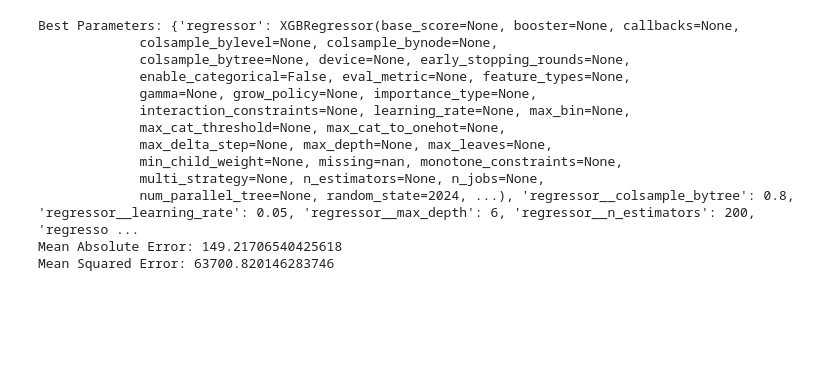
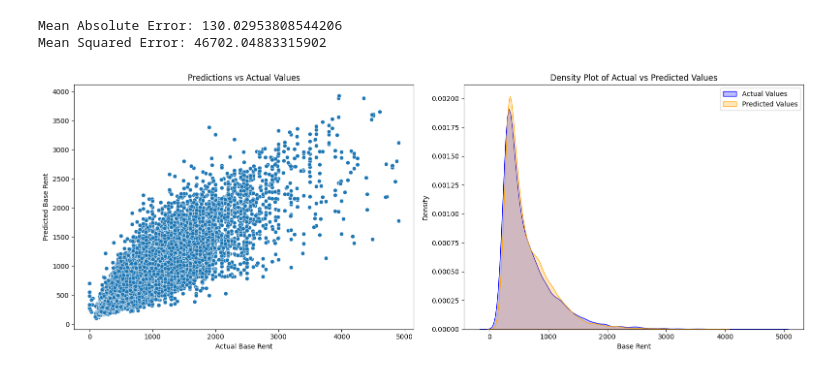
Before and after one commit to EricCpy/German_Foreclosure_Auction_Analysis, a Jupyter notebook: model.ipynb, the cells around one changed output. Drawn from its saved outputs; the diff is of its cells as text; code cells hidden in the pictures; blank space fills up the shorter version.

Commit message:
finish modelling and evaluation

```diff
--- a/model.ipynb
+++ b/model.ipynb
@@ -42,21 +22,27 @@ from xgboost import XGBRegressor
 # %%
+immo_df = pd.read_csv('data/immo_data.csv')
+max_flaeche = np.percentile(immo_df['livingSpace'], 99.9)
+
 zv_df = pd.read_csv('data/zwangsversteigerungen.csv')
-wohnungen_df = zv_df[zv_df['typ'] == 'Wohnung']
+#There are apartments available for free, as well as errors in the generated data. I will filter out apartments priced below €50,000.
+wohnungen_df = zv_df[
+    (zv_df['typ'] == 'Wohnung') &
+    (zv_df['verkehrswert'] >= 50000) &
+    (zv_df['flaeche'] <= max_flaeche) &
+    (zv_df['raeume'] <= 10)
+].copy()
 
-immo_df = pd.read_csv('data/immo_data.csv')
 immo_df = immo_df[
-    # I want to focus only on apartments, an apartment has specific characteristics which I will define on my own here
-    # also I want to focus on apartments where it would be realistic to buy them
+    # I will focus solely on apartments, defining the specific characteristics that qualify them for my analysis.
+    # Additionally, only apartments that are realistically available for purchase are considered.
     (immo_df['yearConstructed'] >= wohnungen_df['baujahr'].min()) &
     (immo_df['baseRent'] <= np.percentile(immo_df['baseRent'], 99.9)) & # filter out > 4800
-    (immo_df['livingSpace'] <= np.percentile(immo_df['livingSpace'], 99.9)) & # filter out > 280m^2
+    (immo_df['livingSpace'] <= max_flaeche) & # filter out > 240m^2
     (immo_df['noRooms'] <= 10)
 ]
 immo_df = immo_df[['regio1', 'balcony', 'baseRent', 'yearConstructed', 'noRooms', 'livingSpace', 'garden']]
 immo_df = immo_df.dropna()
 immo_df['regio1'] = immo_df['regio1'].str.replace('_', '-')
-# %%
-immo_df = immo_df.sample(15000)
 # %%
 X = immo_df[['regio1', 'balcony', 'baseRent', 'yearConstructed', 'noRooms', 'livingSpace', 'garden']]
 y = immo_df['baseRent']
@@ -139,36 +122,27 @@ GridSearchCV(cv=7,
 # %%
-# Best model and parameters
-print("Best Parameters:", grid_search.best_params_)
-best_model = grid_search.best_estimator_
-
-# Predictions
 y_pred = best_model.predict(X_test)
 
-# Evaluate the model
 mae = mean_absolute_error(y_test, y_pred)
 mse = mean_squared_error(y_test, y_pred)
 print(f"Mean Absolute Error: {mae}")
 print(f"Mean Squared Error: {mse}")
 
-# Visualizing the predictions vs actual values
-#plt.figure(figsize=(10, 6))
-#sns.scatterplot(x=y_test, y=y_pred)
-#plt.title("Predictions vs Actual Values")
-#plt.xlabel("Actual Base Rent")
-#plt.ylabel("Predicted Base Rent")
-#plt.show()
-#
+fig, axes = plt.subplots(1, 2, figsize=(16, 6), gridspec_kw={'width_ratios': [1, 1]})
+
+sns.scatterplot(x=y_test, y=y_pred, ax=axes[0])
+axes[0].set_title("Predictions vs Actual Values")
+axes[0].set_xlabel("Actual Base Rent")
+axes[0].set_ylabel("Predicted Base Rent")
+
+sns.kdeplot(y_test, label="Actual Values", color='blue', fill=True, ax=axes[1])
+sns.kdeplot(y_pred, label="Predicted Values", color='orange', fill=True, ax=axes[1])
+axes[1].set_title("Density Plot of Actual vs Predicted Values")
+axes[1].set_xlabel("Base Rent")
+axes[1].legend()
+
+plt.tight_layout()
+plt.show()
 # %% [output]
-Best Parameters: {'regressor': XGBRegressor(base_score=None, booster=None, callbacks=None,
-             colsample_bylevel=None, colsample_bynode=None,
-             colsample_bytree=None, device=None, early_stopping_rounds=None,
-             enable_categorical=False, eval_metric=None, feature_types=None,
-             gamma=None, grow_policy=None, importance_type=None,
-             interaction_constraints=None, learning_rate=None, max_bin=None,
-             max_cat_threshold=None, max_cat_to_onehot=None,
-             max_delta_step=None, max_depth=None, max_leaves=None,
-             min_child_weight=None, missing=nan, monotone_constraints=None,
-             multi_strategy=None, n_estimators=None, n_jobs=None,
-             num_parallel_tree=None, random_state=2024, ...), 'regressor__colsample_bytree': 0.8, 'regressor__learning_rate': 0.05, 'regressor__max_depth': 6, 'regressor__n_estimators': 200, 'regresso ...
-Mean Absolute Error: 149.21706540425618
-Mean Squared Error: 63700.820146283746
+Mean Absolute Error: 130.02953808544206
+Mean Squared Error: 46702.04883315902
+[figure, added]
```
Also changed, not shown: parts of 16 cells of this notebook, 1 other file.
